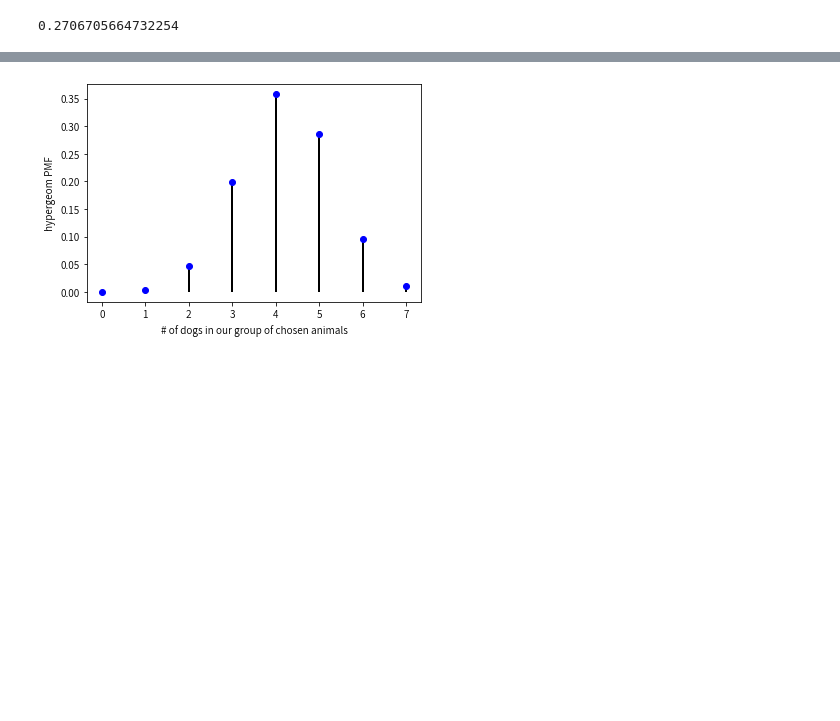
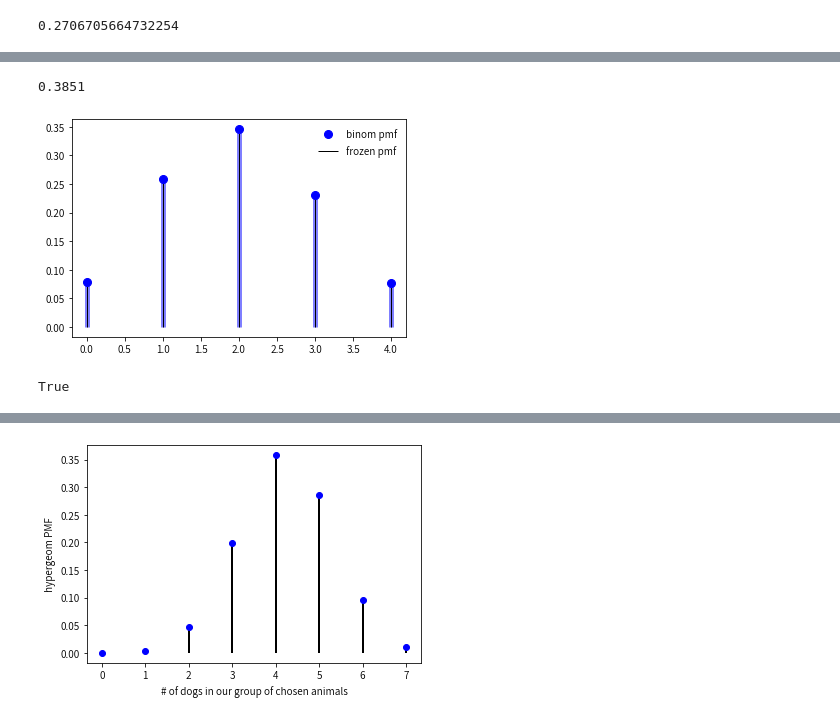
Before and after one commit to KONIPY/DS511, a Jupyter notebook: Data Statistics.ipynb, the cells around one changed output, grey strips where cells are left out. Cells and saved outputs as stored; diff of their text form; code cells hidden in the pictures; blank space fills up the shorter version.

Commit message:
updated file
discrete and continuous distributions

```diff
--- a/Data Statistics.ipynb
+++ b/Data Statistics.ipynb
@@ -6,0 +76,42 @@ import numpy as np
+# %%
+n, p = 10, .5  # number of trials, probability of each trial
+s = np.random.binomial(n, p, 1000)
+# result of flipping a coin 10 times, tested 1000 times.
+sum(np.random.binomial(9, 0.1, 20000) == 0)/20000.
+# answer = 0.38885, or 38%.
+# %% [output]
+0.3851
+# %%
+from scipy.stats import binom
+import matplotlib.pyplot as plt
+fig, ax = plt.subplots(1, 1)
+
+#Calculate a few first moments:
+
+n, p = 5, 0.4
+mean, var, skew, kurt = binom.stats(n, p, moments='mvsk')
+#Display the probability mass function (pmf):
+
+x = np.arange(binom.ppf(0.01, n, p),binom.ppf(0.99, n, p))
+ax.plot(x, binom.pmf(x, n, p), 'bo', ms=8, label='binom pmf')
+ax.vlines(x, 0, binom.pmf(x, n, p), colors='b', lw=5, alpha=0.5)
+# Alternatively, the distribution object can be called (as a function) to fix the shape and location. This returns a “frozen” RV object holding the given parameters fixed.
+
+# Freeze the distribution and display the frozen pmf:
+
+rv = binom(n, p)
+ax.vlines(x, 0, rv.pmf(x), colors='k', linestyles='-', lw=1, label='frozen pmf')
+ax.legend(loc='best', frameon=False)
+plt.show()
+
+#Check accuracy of cdf and ppf:
+
+prob = binom.cdf(x, n, p)
+print(np.allclose(x, binom.ppf(prob, n, p)))
+
+#Generate random numbers:
+
+r = binom.rvs(n, p, size=1000)
+# %% [output]
+[figure, added]
+True
```
Also changed, not shown: parts of 62 cells of this notebook.
